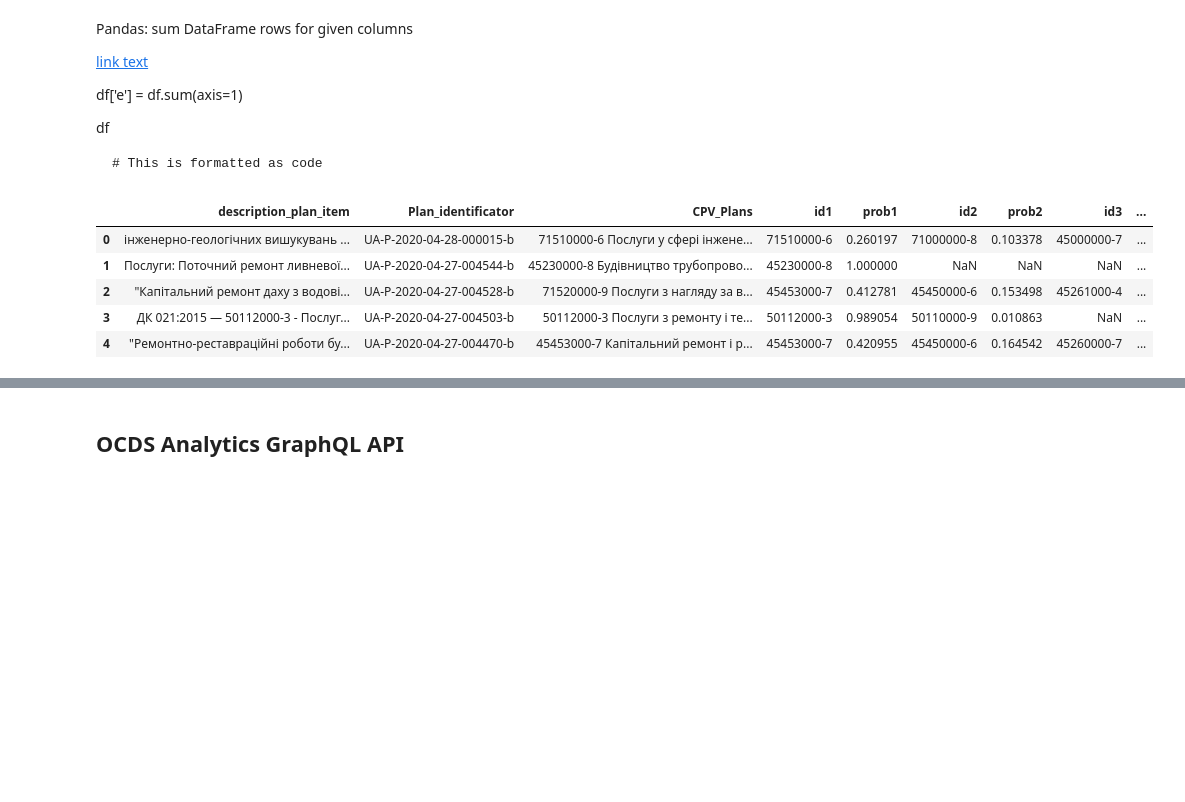
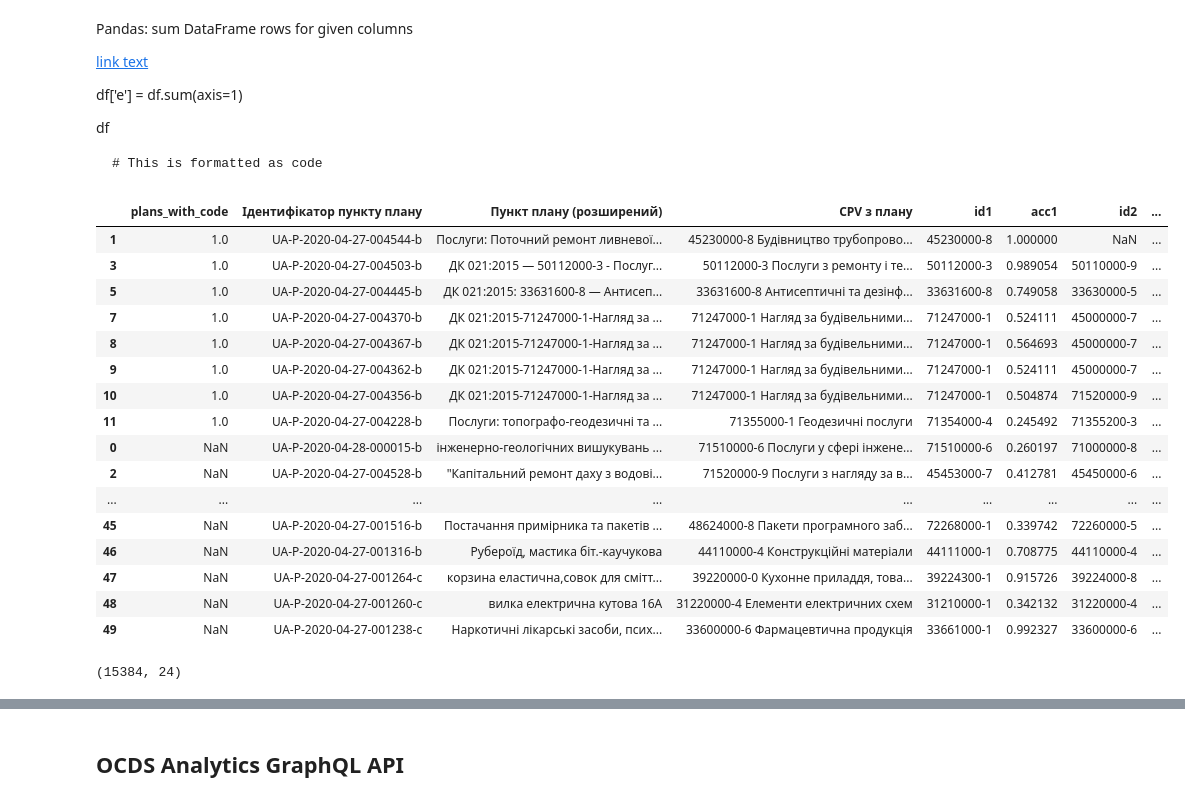
Before and after one commit to qgelena/OCDS_analytics_API, a Jupyter notebook: working_withAPI.ipynb, the cells around one changed output, grey strips where cells are left out. Cells and saved outputs as stored; diff of their text form; code cells hidden in the pictures; blank space fills up the shorter version.

````diff
--- a/working_withAPI.ipynb
+++ b/working_withAPI.ipynb
@@ -591,13 +632,3 @@ df
 ```
 # This is formatted as code
 ```
-# %%
-df1['sum_prob'] = df1[['prob1', 'prob2','prob3', 'prob4', 'prob5', 'prob6', 'prob7', 'prob8', 'prob9', 'prob10']].sum(axis=1)
-df1.head(5)
-# %% [output]
-|  | description_plan_item | Plan_identificator | CPV_Plans | id1 | prob1 | id2 | prob2 | id3 | ... |
-| 0 | інженерно-геологічних вишукувань ... | UA-P-2020-04-28-000015-b | 71510000-6 Послуги у сфері інжене... | 71510000-6 | 0.260197 | 71000000-8 | 0.103378 | 45000000-7 | ... |
-| 1 | Послуги: Поточний ремонт ливневої... | UA-P-2020-04-27-004544-b | 45230000-8 Будівництво трубопрово... | 45230000-8 | 1.000000 | NaN | NaN | NaN | ... |
-| 2 | "Капітальний ремонт даху з водові... | UA-P-2020-04-27-004528-b | 71520000-9 Послуги з нагляду за в... | 45453000-7 | 0.412781 | 45450000-6 | 0.153498 | 45261000-4 | ... |
-| 3 | ДК 021:2015 — 50112000-3 - Послуг... | UA-P-2020-04-27-004503-b | 50112000-3 Послуги з ремонту і те... | 50112000-3 | 0.989054 | 50110000-9 | 0.010863 | NaN | ... |
-| 4 | "Ремонтно-реставраційні роботи бу... | UA-P-2020-04-27-004470-b | 45453000-7 Капітальний ремонт і р... | 45453000-7 | 0.420955 | 45450000-6 | 0.164542 | 45260000-7 | ... |
@@ -604,3 +637,27 @@ df1.head(5)
+# %%
+df1.sort_values(by=['plans_with_code'])
+# %% [output]
+|  | plans_with_code | Ідентифікатор пункту плану | Пункт плану (розширений) | CPV з плану | id1 | acc1 | id2 | ... |
+| 1 | 1.0 | UA-P-2020-04-27-004544-b | Послуги: Поточний ремонт ливневої... | 45230000-8 Будівництво трубопрово... | 45230000-8 | 1.000000 | NaN | ... |
+| 3 | 1.0 | UA-P-2020-04-27-004503-b | ДК 021:2015 — 50112000-3 - Послуг... | 50112000-3 Послуги з ремонту і те... | 50112000-3 | 0.989054 | 50110000-9 | ... |
+| 5 | 1.0 | UA-P-2020-04-27-004445-b | ДК 021:2015: 33631600-8 — Антисеп... | 33631600-8 Антисептичні та дезінф... | 33631600-8 | 0.749058 | 33630000-5 | ... |
+| 7 | 1.0 | UA-P-2020-04-27-004370-b | ДК 021:2015-71247000-1-Нагляд за ... | 71247000-1 Нагляд за будівельними... | 71247000-1 | 0.524111 | 45000000-7 | ... |
+| 8 | 1.0 | UA-P-2020-04-27-004367-b | ДК 021:2015-71247000-1-Нагляд за ... | 71247000-1 Нагляд за будівельними... | 71247000-1 | 0.564693 | 45000000-7 | ... |
+| 9 | 1.0 | UA-P-2020-04-27-004362-b | ДК 021:2015-71247000-1-Нагляд за ... | 71247000-1 Нагляд за будівельними... | 71247000-1 | 0.524111 | 45000000-7 | ... |
+| 10 | 1.0 | UA-P-2020-04-27-004356-b | ДК 021:2015-71247000-1-Нагляд за ... | 71247000-1 Нагляд за будівельними... | 71247000-1 | 0.504874 | 71520000-9 | ... |
+| 11 | 1.0 | UA-P-2020-04-27-004228-b | Послуги: топографо-геодезичні та ... | 71355000-1 Геодезичні послуги | 71354000-4 | 0.245492 | 71355200-3 | ... |
+| 0 | NaN | UA-P-2020-04-28-000015-b | інженерно-геологічних вишукувань ... | 71510000-6 Послуги у сфері інжене... | 71510000-6 | 0.260197 | 71000000-8 | ... |
+| 2 | NaN | UA-P-2020-04-27-004528-b | "Капітальний ремонт даху з водові... | 71520000-9 Послуги з нагляду за в... | 45453000-7 | 0.412781 | 45450000-6 | ... |
+| ... | ... | ... | ... | ... | ... | ... | ... | ... |
+| 45 | NaN | UA-P-2020-04-27-001516-b | Постачання примірника та пакетів ... | 48624000-8 Пакети програмного заб... | 72268000-1 | 0.339742 | 72260000-5 | ... |
+| 46 | NaN | UA-P-2020-04-27-001316-b | Рубероїд, мастика біт.-каучукова | 44110000-4 Конструкційні матеріали | 44111000-1 | 0.708775 | 44110000-4 | ... |
+| 47 | NaN | UA-P-2020-04-27-001264-c | корзина еластична,совок для смітт... | 39220000-0 Кухонне приладдя, това... | 39224300-1 | 0.915726 | 39224000-8 | ... |
+| 48 | NaN | UA-P-2020-04-27-001260-c | вилка електрична кутова 16А | 31220000-4 Елементи електричних схем | 31210000-1 | 0.342132 | 31220000-4 | ... |
+| 49 | NaN | UA-P-2020-04-27-001238-c | Наркотичні лікарські засоби, псих... | 33600000-6 Фармацевтична продукція | 33661000-1 | 0.992327 | 33600000-6 | ... |
+# %%
+df1.shape
+# %% [output]
+(15384, 24)
 # %%
 len(df1['Ідентифікатор пункту плану'].unique())
 # %% [output]
````
Also changed, not shown: parts of 62 cells of this notebook, 3 other files.
